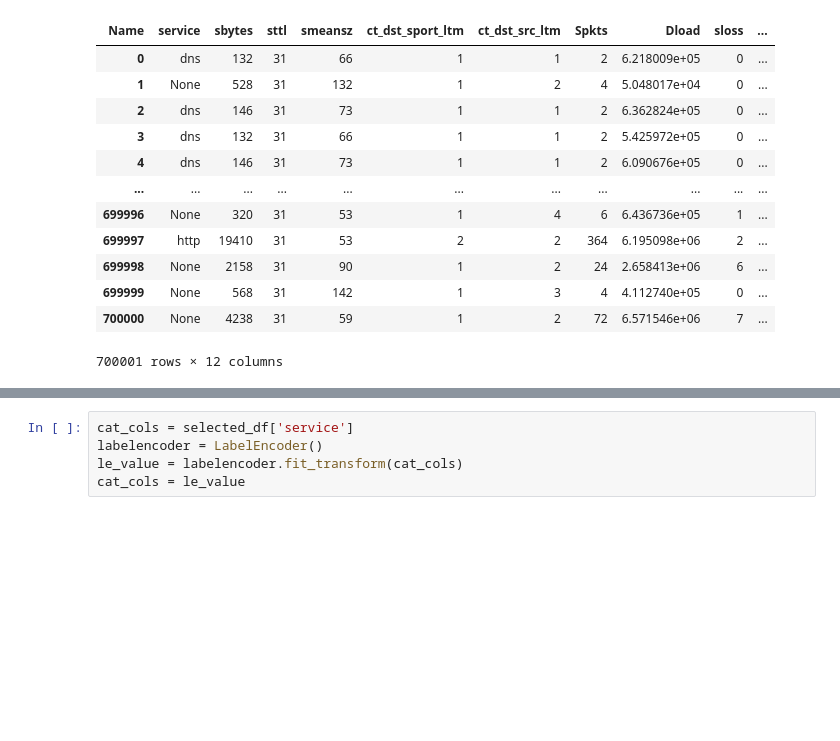
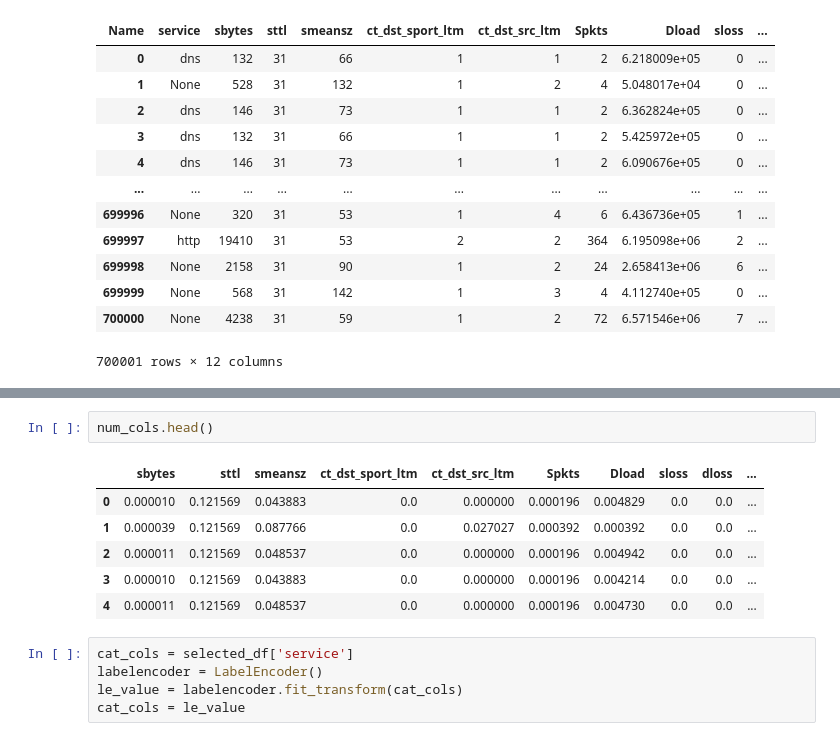
Before and after one commit to rmzn1717/anomaly_detection_project, a Jupyter notebook: simple_anomaly_detection.ipynb, the cells around one changed output, grey strips where cells are left out. Drawn from its saved outputs; the diff is of its cells as text; blank space fills up the shorter version.

```diff
--- a/simple_anomaly_detection.ipynb
+++ b/simple_anomaly_detection.ipynb
@@ -41,3 +69,12 @@ num_cols = selected_df.drop(columns = 'service')
+# %%
+num_cols.head()
+# %% [output]
+|  | sbytes | sttl | smeansz | ct_dst_sport_ltm | ct_dst_src_ltm | Spkts | Dload | sloss | dloss | ... |
+| 0 | 0.000010 | 0.121569 | 0.043883 | 0.0 | 0.000000 | 0.000196 | 0.004829 | 0.0 | 0.0 | ... |
+| 1 | 0.000039 | 0.121569 | 0.087766 | 0.0 | 0.027027 | 0.000392 | 0.000392 | 0.0 | 0.0 | ... |
+| 2 | 0.000011 | 0.121569 | 0.048537 | 0.0 | 0.000000 | 0.000196 | 0.004942 | 0.0 | 0.0 | ... |
+| 3 | 0.000010 | 0.121569 | 0.043883 | 0.0 | 0.000000 | 0.000196 | 0.004214 | 0.0 | 0.0 | ... |
+| 4 | 0.000011 | 0.121569 | 0.048537 | 0.0 | 0.000000 | 0.000196 | 0.004730 | 0.0 | 0.0 | ... |
 # %%
 cat_cols = selected_df['service']
 labelencoder = LabelEncoder()
```
Also changed, not shown: parts of 9 cells of this notebook.
